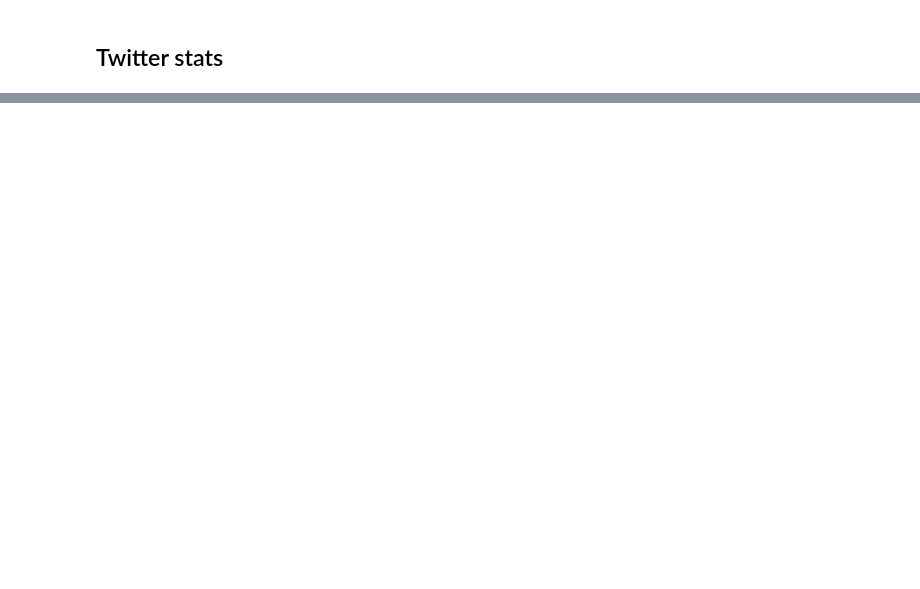
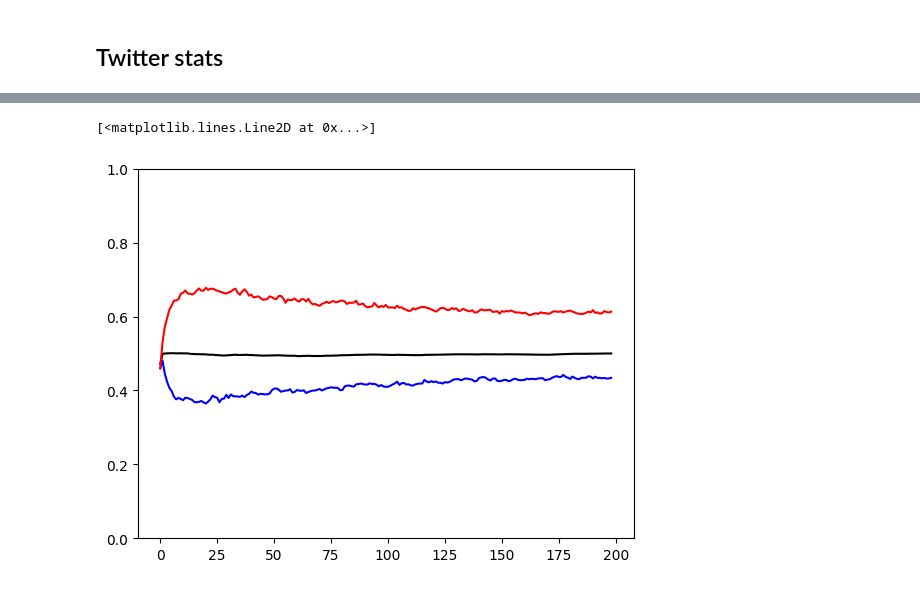
Before and after one commit to perry-C/misinformation_intervention_multiagent, a Jupyter notebook: src/table_production.ipynb, the cells around one changed output, grey strips where cells are left out. Cells and saved outputs as stored; diff of their text form; code cells hidden in the pictures; blank space fills up the shorter version.

```diff
--- a/src/table_production.ipynb
+++ b/src/table_production.ipynb
@@ -60,0 +55,21 @@ nx.average_clustering(twitter_graph.to_undirected())
+# %%
+# folder_path = 'data/results/MIM/'
+folder_path = 'data/results/'
+
+file_list = glob.glob(folder_path + 'result_test_*.csv')
+
+dfs = []
+
+for file in file_list:
+    df = pd.read_csv(file)
+    dfs.append(df)
+
+
+merged_df = pd.concat(dfs)
+
+
+by_row_index = merged_df.groupby(merged_df.index)
+
+result = by_row_index.mean()
+
+print(result)
@@ -60,0 +120,18 @@ nx.average_clustering(twitter_graph.to_undirected())
+# %%
+
+fig, ax = plt.subplots()
+
+x = range(199)
+
+y1 = result['average_opinion_all']
+y2 = result['average_opinion_left']
+y3 = result['average_opinion_right']
+
+plt.ylim([0, 1])
+
+ax.plot(x,y1,color='black')
+ax.plot(x,y2, color='blue')
+ax.plot(x,y3, color='red')
+# %% [output]
+[<matplotlib.lines.Line2D at 0x...>]
+[figure, added]
```
Also changed, not shown: parts of 11 cells of this notebook, 11 other files.
